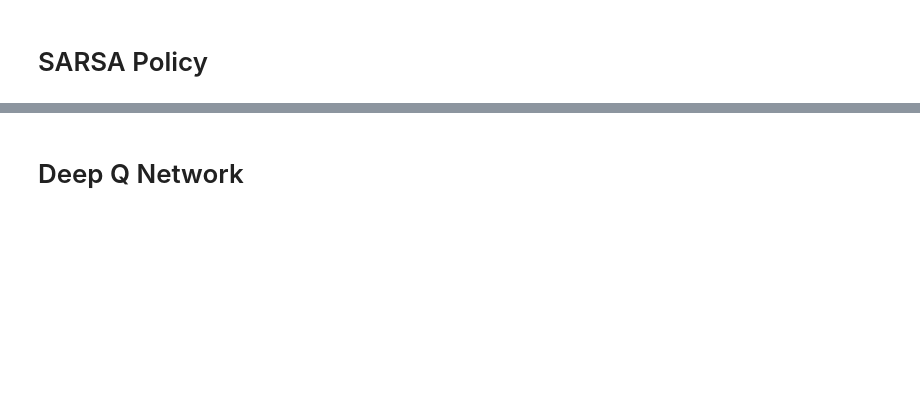
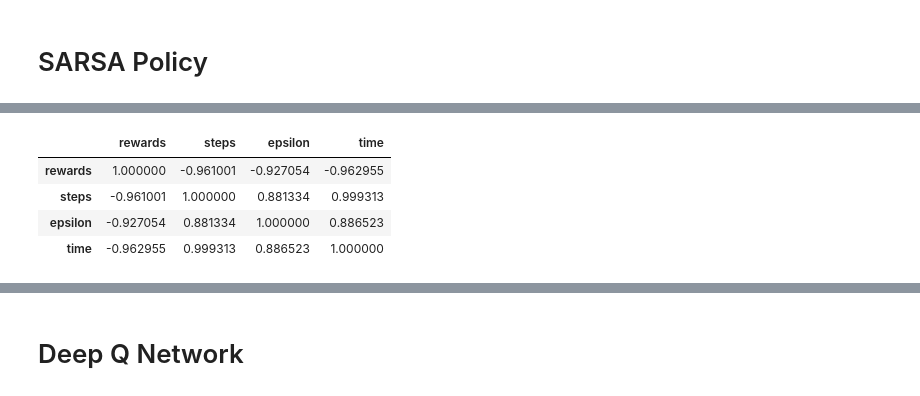
Before and after one commit to SeanMarcusJensen/ACIT4610_Portifolio_KMHS, a Jupyter notebook: problem_4/main.ipynb, the cells around one changed output, grey strips where cells are left out. Cells and saved outputs as stored; diff of their text form; code cells hidden in the pictures; blank space fills up the shorter version.

```diff
--- a/problem_4/main.ipynb
+++ b/problem_4/main.ipynb
@@ -336,3 +336,11 @@ metrics['sarsa'].describe()
+# %%
+metrics['sarsa'].corr()
+# %% [output]
+|  | rewards | steps | epsilon | time |
+| rewards | 1.000000 | -0.961001 | -0.927054 | -0.962955 |
+| steps | -0.961001 | 1.000000 | 0.881334 | 0.999313 |
+| epsilon | -0.927054 | 0.881334 | 1.000000 | 0.886523 |
+| time | -0.962955 | 0.999313 | 0.886523 | 1.000000 |
 # %%
 metrics.plot_metric('sarsa')
 # %% [output]
```
Also changed, not shown: parts of 37 cells of this notebook, 24 other files.
